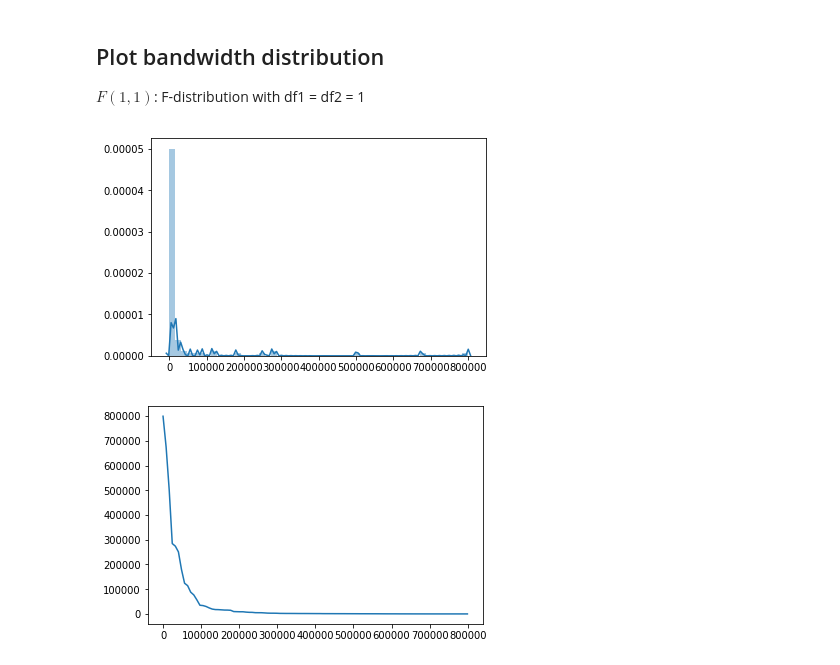
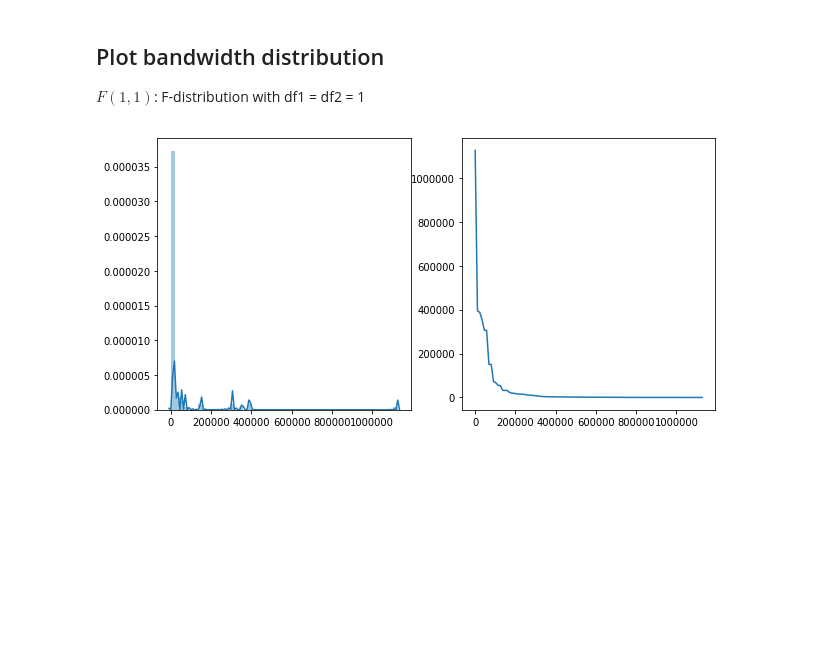
Before and after one commit to WarClans612/evolutionary_computation, a Jupyter notebook: main.ipynb, the cells around one changed output. Saved outputs shown, nothing was run; the diff lists cells and outputs as text; code cells hidden in the pictures; blank space fills up the shorter version.

```diff
--- a/main.ipynb
+++ b/main.ipynb
@@ -314,14 +309,17 @@ $F(1,1)$: F-distribution with df1 = df2 = 1
 # %%
 import seaborn as sns
 
+fig, axs = plt.subplots(figsize=(10,5),nrows=1, ncols=2, sharex=True)
 y = np.random.f(1, 1, 100) * 1000 + 1
 y = -np.sort(-y)
 x = np.linspace(0, max(y), 100)
 
-ax = sns.distplot(y)
+ax = axs[0]
+sns.distplot(y, ax=ax)
+
+ax = axs[1]
+plt.plot(x,y)
+
 plt.show()
-plt.plot(x,y)
-plt.show()
 # %% [output]
-[figure, old version]
+[figure, new version]
-[figure, removed]
```
Also changed, not shown: parts of 7 cells of this notebook.
